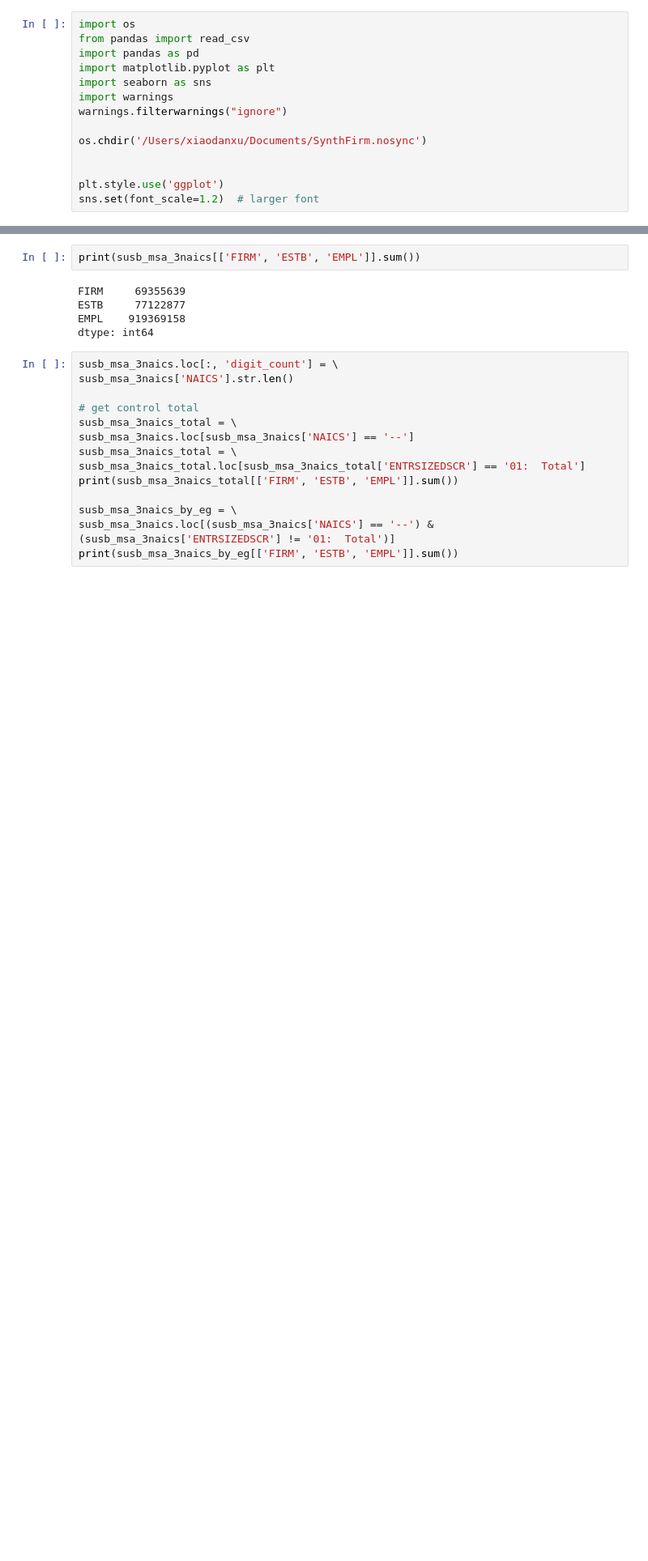
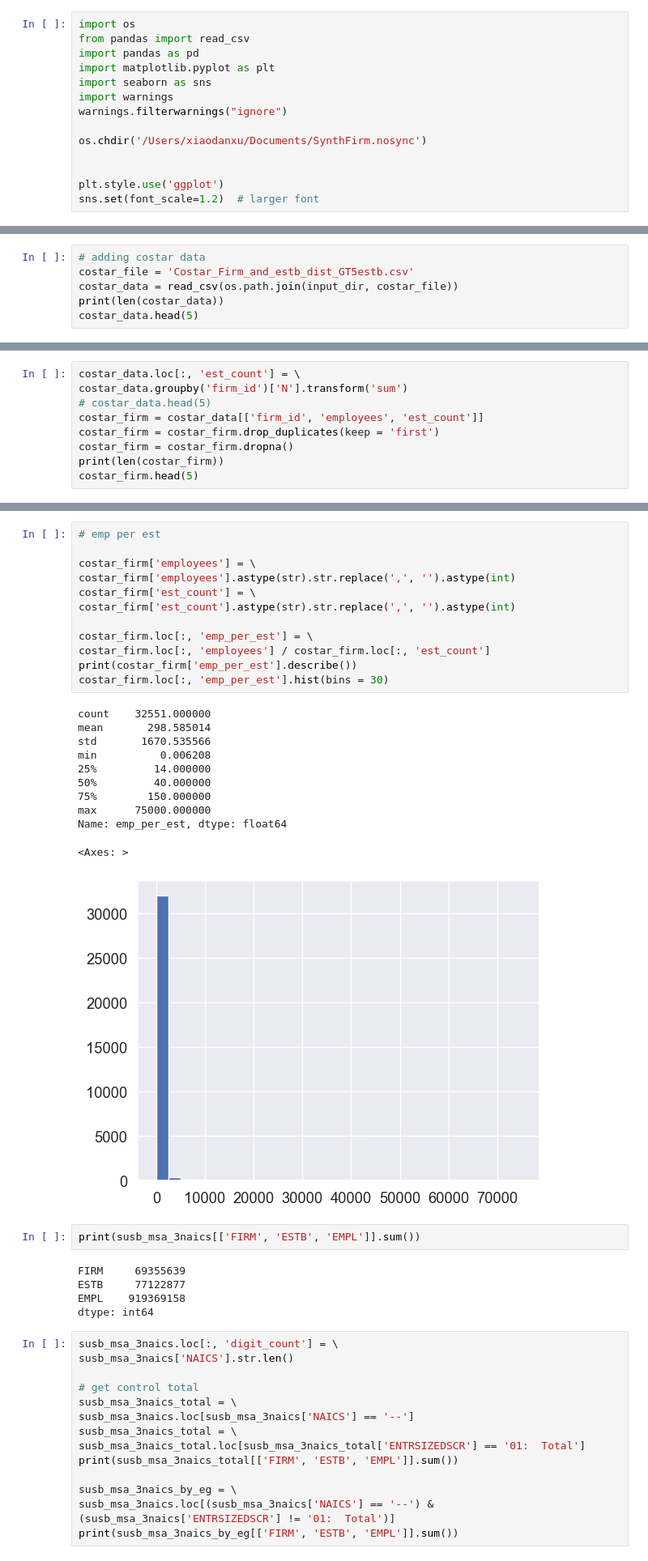
Before and after one commit to LBNL-UCB-STI/SynthFirm, a Jupyter notebook: input_generation/national/susb_firm_and_est_data.ipynb, the cells around one changed output, grey strips where cells are left out. Shown at 81% size. Drawn from its saved outputs; the diff is of its cells as text; blank space fills up the shorter version.

Commit message:
checking anl costar data

```diff
--- a/input_generation/data_exploration/susb_firm_and_est_data.ipynb
+++ b/input_generation/national/susb_firm_and_est_data.ipynb
@@ -28,3 +28,9 @@ susb_msa_3naics.head(5)
 | 2 | 10100 | -- | 3 | 216 | 216 | 1442 | NaN | G | 45082 | G | Aberdeen, SD Micro Area | ... |
 | 3 | 10100 | -- | 4 | 139 | 143 | 1759 | NaN | G | 58959 | G | Aberdeen, SD Micro Area | ... |
 | 4 | 10100 | -- | 5 | 1018 | 1022 | 4277 | NaN | G | 145155 | G | Aberdeen, SD Micro Area | ... |
+# %%
+# adding costar data
+costar_file = 'Costar_Firm_and_estb_dist_GT5estb.csv'
+costar_data = read_csv(os.path.join(input_dir, costar_file))
+print(len(costar_data))
+costar_data.head(5)
@@ -30,0 +45,9 @@ susb_msa_3naics.head(5)
+# %%
+costar_data.loc[:, 'est_count'] = \
+costar_data.groupby('firm_id')['N'].transform('sum')
+# costar_data.head(5)
+costar_firm = costar_data[['firm_id', 'employees', 'est_count']]
+costar_firm = costar_firm.drop_duplicates(keep = 'first')
+costar_firm = costar_firm.dropna()
+print(len(costar_firm))
+costar_firm.head(5)
@@ -31,3 +62,27 @@ susb_msa_3naics.head(5)
+# %%
+# emp per est
+
+costar_firm['employees'] = \
+costar_firm['employees'].astype(str).str.replace(',', '').astype(int)
+costar_firm['est_count'] = \
+costar_firm['est_count'].astype(str).str.replace(',', '').astype(int)
+
+costar_firm.loc[:, 'emp_per_est'] = \
+costar_firm.loc[:, 'employees'] / costar_firm.loc[:, 'est_count']
+print(costar_firm['emp_per_est'].describe())
+costar_firm.loc[:, 'emp_per_est'].hist(bins = 30)
+# %% [output]
+count    32551.000000
+mean       298.585014
+std       1670.535566
+min          0.006208
+25%         14.000000
+50%         40.000000
+75%        150.000000
+max      75000.000000
+Name: emp_per_est, dtype: float64
+<Axes: >
+[figure, added]
 # %%
 print(susb_msa_3naics[['FIRM', 'ESTB', 'EMPL']].sum())
 # %% [output]
```
Also changed, not shown: parts of 2 cells of this notebook, 1 other file.
